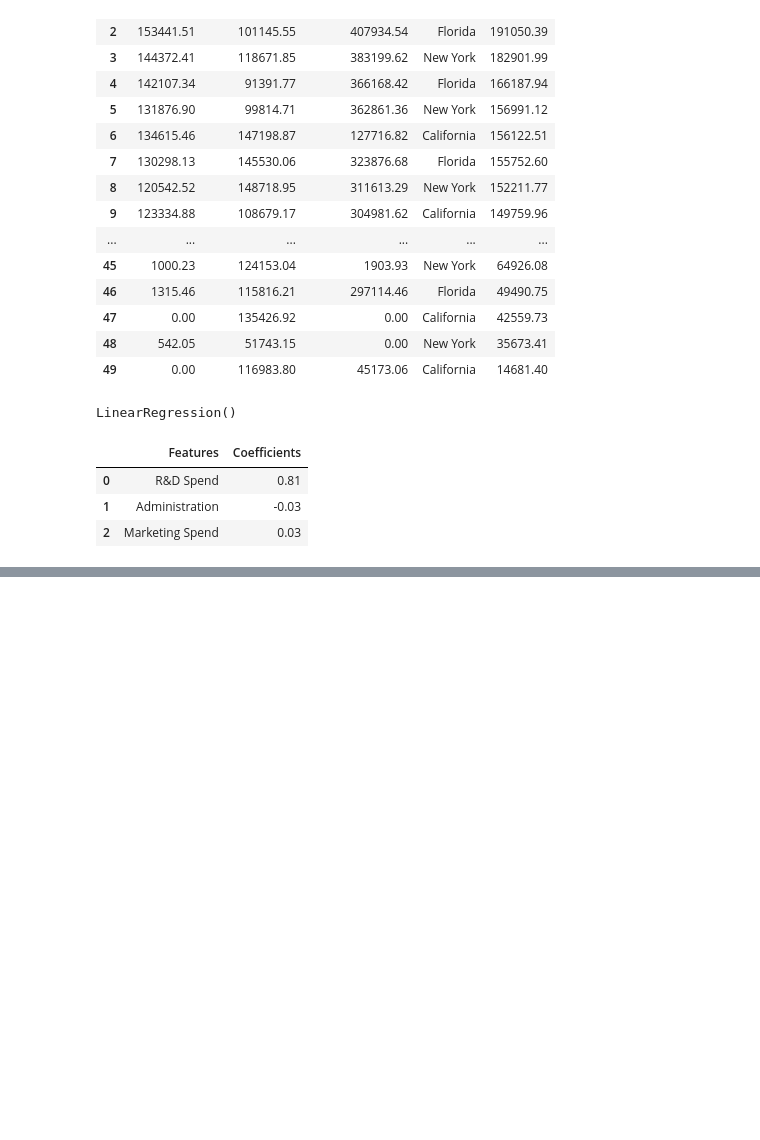
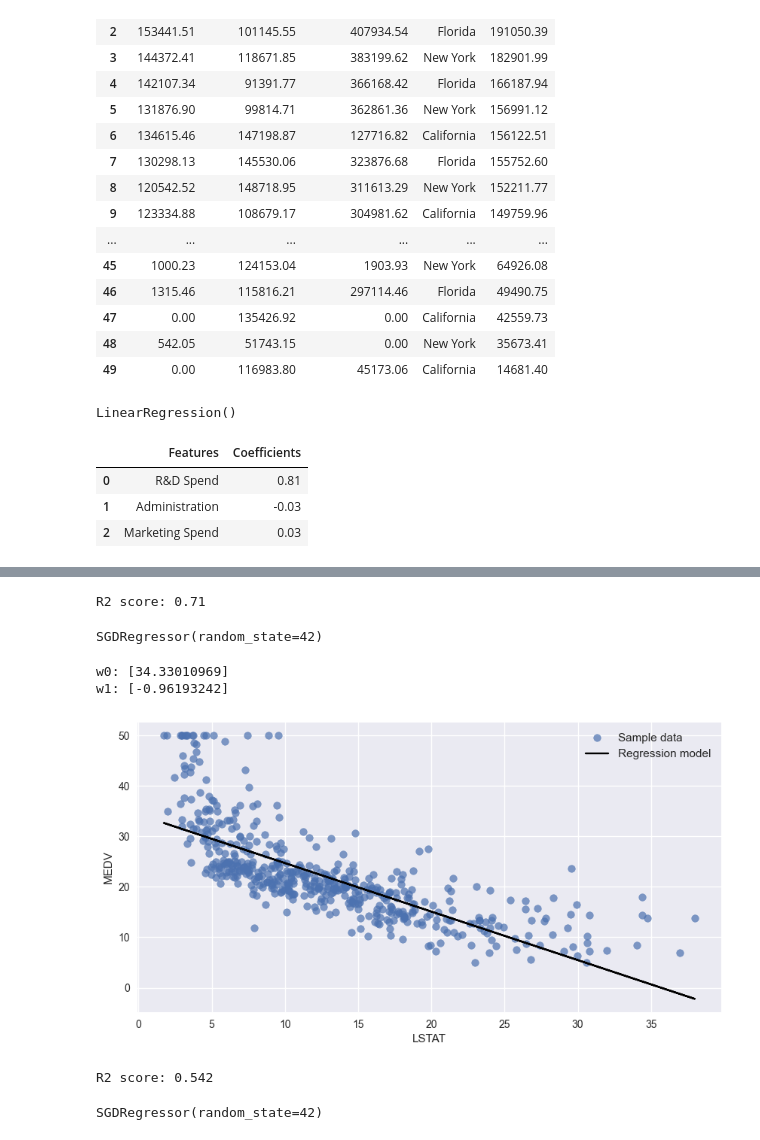
Before and after one commit to vadimkopytko/learning, a Jupyter notebook: SkillFactory/ML-2_Обучние_с_учителем/Theory.ipynb, the cells around one changed output, grey strips where cells are left out. Saved outputs shown, nothing was run; the diff lists cells and outputs as text; code cells hidden in the pictures; blank space fills up the shorter version.

```diff
--- a/SkillFactory/ML-2_Обучние_с_учителем/reg_analytic.ipynb
+++ b/SkillFactory/ML-2_Обучние_с_учителем/Theory.ipynb
@@ -315,0 +369,32 @@ w_df_1.round(2)
+# %%
+print('R2 score: {:.2f}'.format(metrics.r2_score(y_true, y_pred)))
+# %% [output]
+R2 score: 0.71
+# %%
+X = boston_data[['LSTAT']] #матрица наблюдений
+y = boston_data['MEDV'] #вектор правильных ответов
+# %%
+#Создаём объект класса линейной регрессии с SGD
+sgd_lr_lstat = linear_model.SGDRegressor(random_state=42)
+#Обучаем модель — ищем параметры по методу SGD
+sgd_lr_lstat.fit(X, y)
+# %% [output]
+SGDRegressor(random_state=42)
+# %%
+print('w0: {}'.format(sgd_lr_lstat.intercept_)) #свободный член w0
+print('w1: {}'.format(sgd_lr_lstat.coef_)) #остальные параметры модели w1, w2, ..., wm
+# %% [output]
+w0: [34.33010969]
+w1: [-0.96193242]
+# %%
+#Предсказываем медианную цену для всех участков из набора данных
+y_predict = sgd_lr_lstat.predict(X)
+# %%
+#Строим визуализацию
+plot_regression_2d(X, y, y_predict)
+# %% [output]
+[figure, added]
+# %%
+print('R2 score: {:.3f}'.format(metrics.r2_score(y, y_predict)))
+# %% [output]
+R2 score: 0.542
@@ -315,0 +411,5 @@ w_df_1.round(2)
+# %%
+#Обучаем модель — ищем параметры по методу SGD
+sgd_lr_full.fit(X, y)
+# %% [output]
+SGDRegressor(random_state=42)
```
Also changed, not shown: parts of 45 cells of this notebook, 3 other files.
